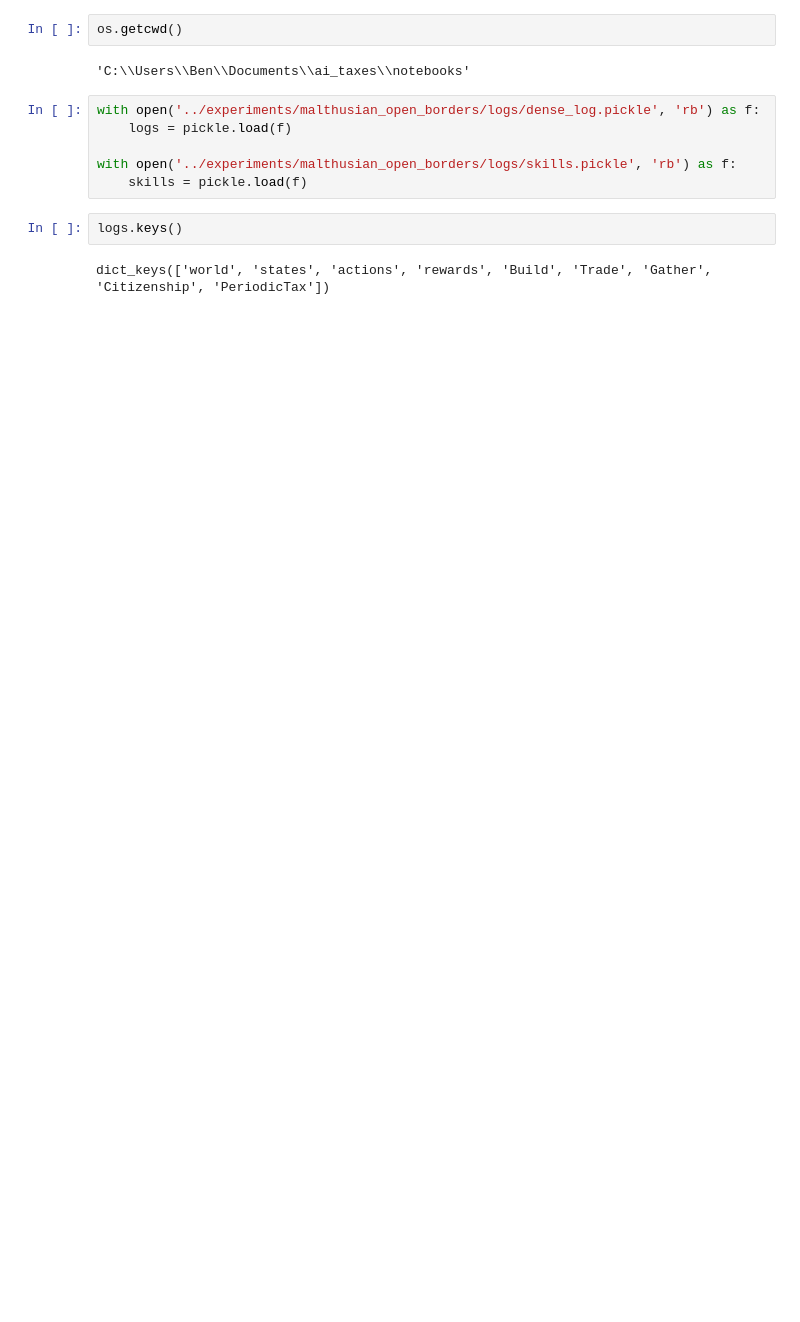
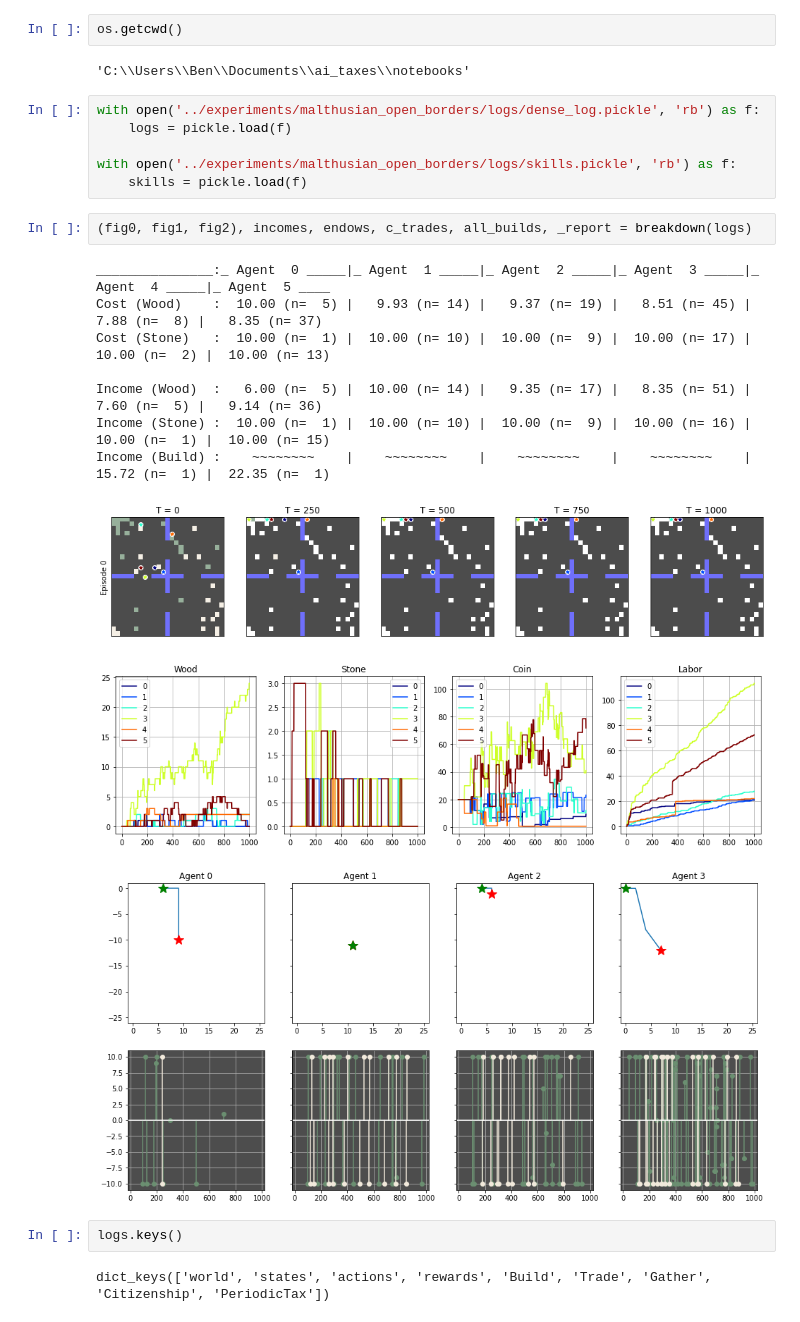
Before and after one commit to bglick13/ai_taxes, a Jupyter notebook: notebooks/Untitled.ipynb, the cells around one changed output. Saved outputs shown, nothing was run; the diff lists cells and outputs as text; blank space fills up the shorter version.

```diff
--- a/notebooks/Untitled.ipynb
+++ b/notebooks/Untitled.ipynb
@@ -19,6 +20,19 @@ with open('../experiments/malthusian_open_borders/logs/dense_log.pickle', 'rb')
 
 with open('../experiments/malthusian_open_borders/logs/skills.pickle', 'rb') as f:
     skills = pickle.load(f)
+# %%
+(fig0, fig1, fig2), incomes, endows, c_trades, all_builds, _report = breakdown(logs)
+# %% [output]
+_______________:_ Agent  0 _____|_ Agent  1 _____|_ Agent  2 _____|_ Agent  3 _____|_ Agent  4 _____|_ Agent  5 ____
+Cost (Wood)    :  10.00 (n=  5) |   9.93 (n= 14) |   9.37 (n= 19) |   8.51 (n= 45) |   7.88 (n=  8) |   8.35 (n= 37)
+Cost (Stone)   :  10.00 (n=  1) |  10.00 (n= 10) |  10.00 (n=  9) |  10.00 (n= 17) |  10.00 (n=  2) |  10.00 (n= 13)
+
+Income (Wood)  :   6.00 (n=  5) |  10.00 (n= 14) |   9.35 (n= 17) |   8.35 (n= 51) |   7.60 (n=  5) |   9.14 (n= 36)
+Income (Stone) :  10.00 (n=  1) |  10.00 (n= 10) |  10.00 (n=  9) |  10.00 (n= 16) |  10.00 (n=  1) |  10.00 (n= 15)
+Income (Build) :    ~~~~~~~~    |    ~~~~~~~~    |    ~~~~~~~~    |    ~~~~~~~~    |  15.72 (n=  1) |  22.35 (n=  1)
+[figure, added]
+[figure, added]
+[figure, added]
 # %%
 logs.keys()
 # %% [output]
```
Also changed, not shown: parts of 7 cells of this notebook, 7 other files.
